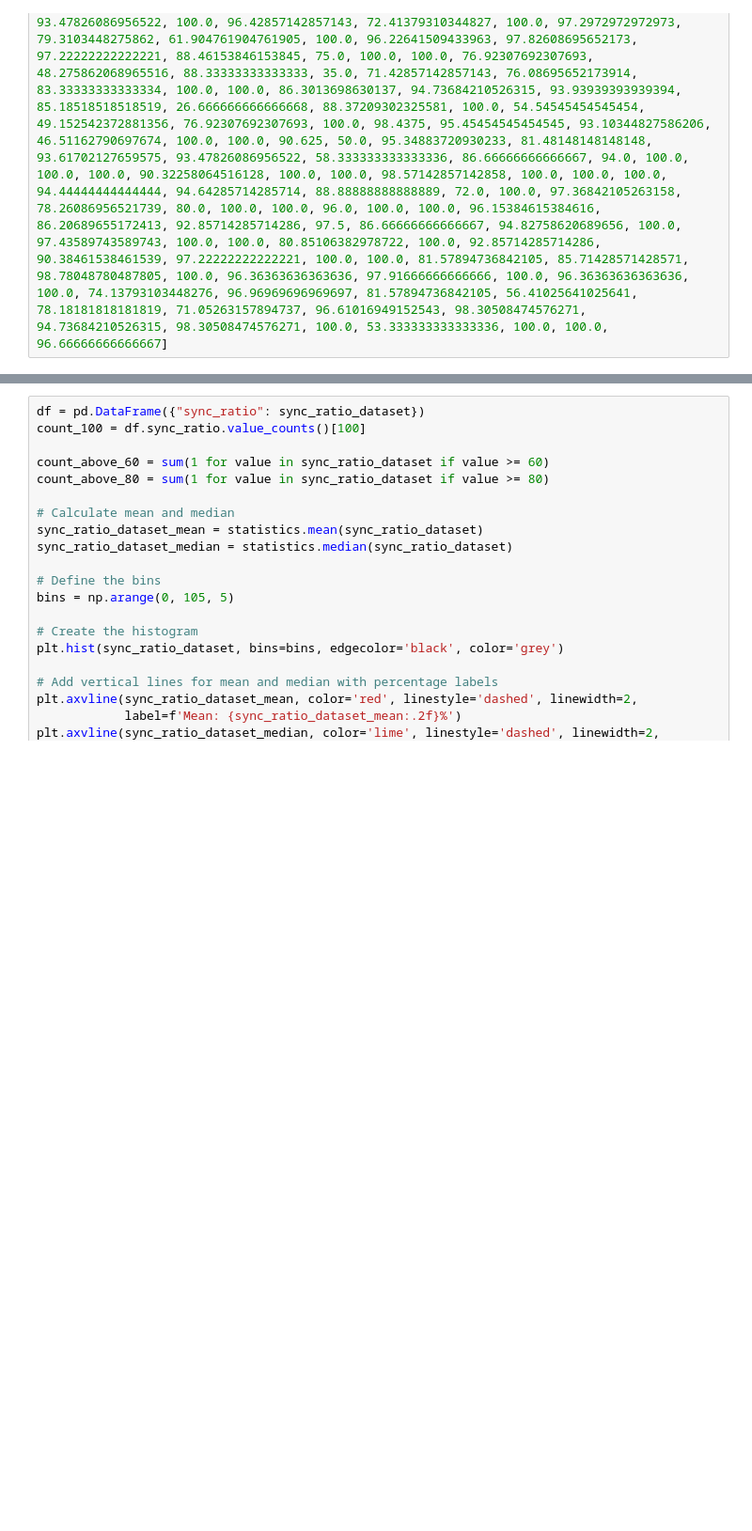
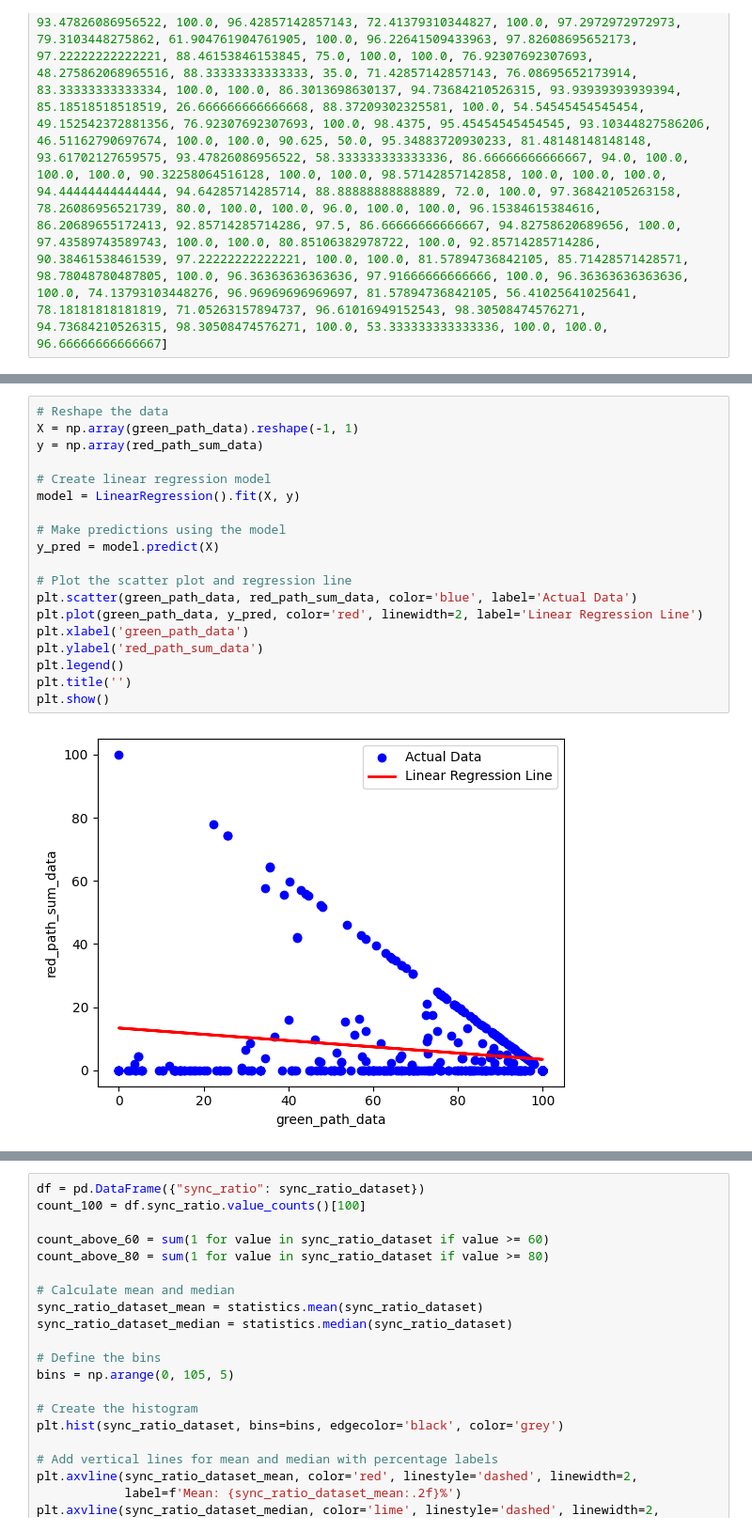
Before and after one commit to simonroedig/ChordSync_Study, a Jupyter notebook: algorithm_analysis.ipynb, the cells around one changed output, grey strips where cells are left out. Shown at 94% size. Saved outputs shown, nothing was run; the diff lists cells and outputs as text; blank space fills up the shorter version.

```diff
--- a/algorithm_analysis.ipynb
+++ b/algorithm_analysis.ipynb
@@ -9,0 +87,21 @@ sync_ratio_dataset = [100.0, 66.66666666666666, 51.28205128205128, 94.8717948717
+# %%
+# Reshape the data
+X = np.array(green_path_data).reshape(-1, 1)
+y = np.array(red_path_sum_data)
+
+# Create linear regression model
+model = LinearRegression().fit(X, y)
+
+# Make predictions using the model
+y_pred = model.predict(X)
+
+# Plot the scatter plot and regression line
+plt.scatter(green_path_data, red_path_sum_data, color='blue', label='Actual Data')
+plt.plot(green_path_data, y_pred, color='red', linewidth=2, label='Linear Regression Line')
+plt.xlabel('green_path_data')
+plt.ylabel('red_path_sum_data')
+plt.legend()
+plt.title('')
+plt.show()
+# %% [output]
+[figure, added]
```
Also changed, not shown: parts of 6 cells of this notebook, 6 other files.
